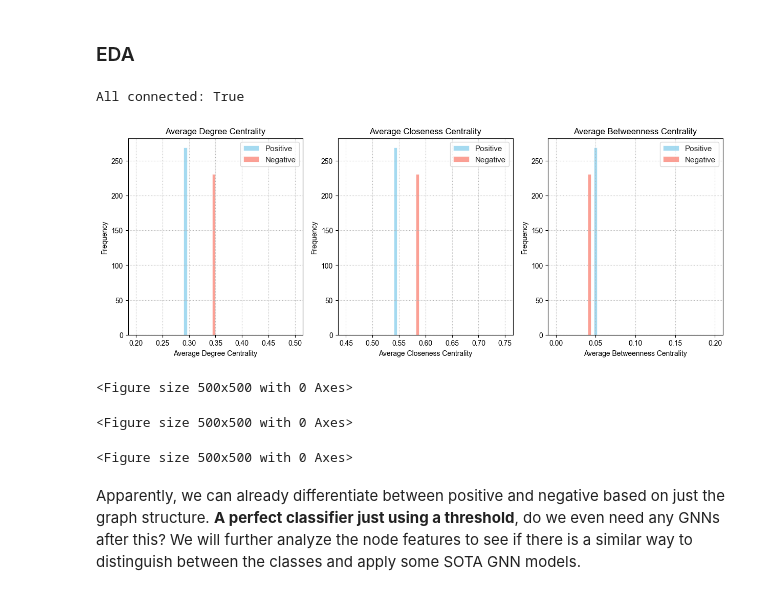
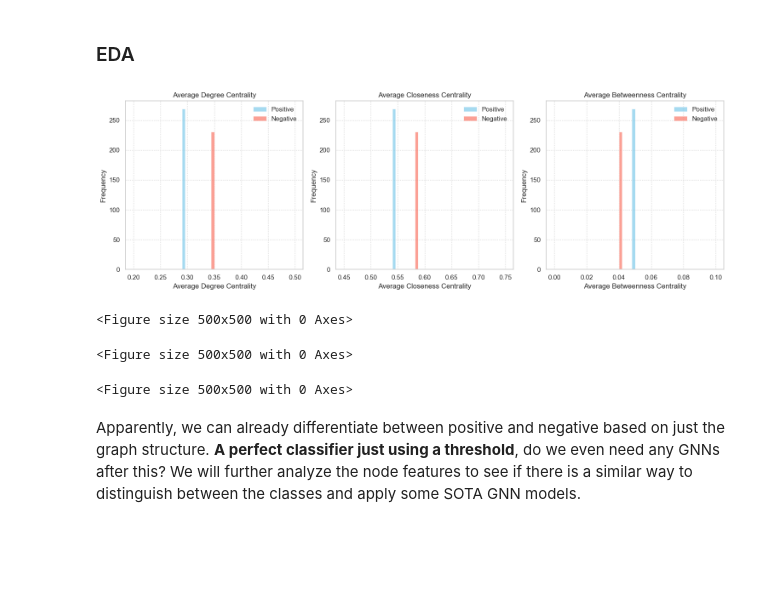
Before and after one commit to Bulbatronik/Exploring-GNN-for-Gaussian-Graphs, a Jupyter notebook: notebooks/project.ipynb, the cells around one changed output. Drawn from its saved outputs; the diff is of its cells as text; code cells hidden in the pictures; blank space fills up the shorter version.

```diff
--- a/notebooks/project.ipynb
+++ b/notebooks/project.ipynb
@@ -41,17 +51,14 @@ from utils import set_seed, set_device
 # %% [markdown]
 ### Fix Seeds
 # %%
-set_seed(seed=42)
-
+seed=42
+set_seed(seed)
 device = set_device()
 
 data_type = 'balanced' # 'unbalanced'
-
 DATA_PATH = DIR_PATH / 'Data'
-
-DATA_BASE = DIR_PATH / 'Data/converted/'
-BALANCED_PATH = DATA_BASE / data_type
-UNBALANCED_PATH = DATA_BASE / data_type
+fig_path = DIR_PATH / f'Figures/{data_type}'
+os.makedirs(fig_path, exist_ok=True)
 # %% [output]
 Device: cuda
 # %% [markdown]
@@ -119,15 +66,20 @@ def read_rdata(file_path) -> (np.array, pd.DataFrame): # type: ignore
 # %%
 # load the adjacency matrices and the data
-A, data = load_data(BALANCED_PATH)
+A, data = get_data(DATA_PATH, data_type)
 
 # Print information about the dataset
 S, N = A.shape[0], A.shape[1]
-print(f'Number of graphs: {S}')
-print(f'Number of nodes: {N}')
+
 display(data.head(5))
 
 # store features in x (S, N, M) and labels in y (S, 1)
 x, y = np.expand_dims(data.iloc[:, 3:].values, axis=-1), np.expand_dims(data.iloc[:,2].values, axis=-1)
 M = x.shape[-1]
+
+print(f'Number of graphs: {S}')
+print(f'Number of nodes: {N}')
 print(f'Number of features per node: {M}')
+
+# Check if every graph is connected
+print(f'All connected: {all(nx.is_connected(nx.from_numpy_array(G)) for G in A)}')
 # %% [output]
@@ -161,57 +114,42 @@ def get_avg_betweenness_centrality(A: np.array) -> np.float64:
     Calculate the average betweenness centrality of an adjacency matrix.
   """
   return np.mean(list(dict(nx.betweenness_centrality(nx.from_numpy_array(A))).values()))
-# %%
-def histogram_classes(positive, negative, metric, ax, **kwargs):
-    # Plot the histogram for positive and negative degrees
-    sns.set(style="whitegrid")
-    plt.figure(figsize=(5, 5))
-    sns.histplot(positive, color="skyblue", label="Positive", ax=ax, **kwargs)
-    sns.histplot(negative, color="salmon", label="Negative", ax=ax, **kwargs)
-    ax.set_title(f"Average {metric}")
-    ax.set_xlabel(f"Average {metric}")
-    ax.set_ylabel("Frequency")
-    ax.grid(linestyle=':')
-    ax.legend()
 # %%
-# Check if every graph is connected
-print(f'All connected: {all(nx.is_connected(nx.from_numpy_array(G)) for G in A)}')
-
 # Store the adjacency matrices for each of the classes
 A_pos = A[np.where(y==0)[0]]
 A_neg = A[np.where(y==1)[0]]
 
 # Compute average degree centrality for each sample per class
 deg_pos_mean = [get_avg_degree_centrality(a) for a in A_pos]
 deg_neg_mean = [get_avg_degree_centrality(a) for a in A_neg]
 
 # Compute average closeness centrality for each sample per class
 cls_pos_mean = [get_avg_closeness_centrality(a) for a in A_pos]
 cls_neg_mean = [get_avg_closeness_centrality(a) for a in A_neg]
 
 # Compute average betweenness centrality for each sample per class
 btw_pos_mean = [get_avg_betweenness_centrality(a) for a in A_pos]
 btw_neg_mean = [get_avg_betweenness_centrality(a) for a in A_neg]
 
 
 # Combine data and metrics into lists
 pos_data = [deg_pos_mean, cls_pos_mean, btw_pos_mean]
 neg_data = [deg_neg_mean, cls_neg_mean, btw_neg_mean]
 metrics = ['Degree Centrality', 'Closeness Centrality', 'Betweenness Centrality']
-binranges = [(0.2, 0.5), (0.45, 0.75), (0, 0.2)]
+binranges = [(0.2, 0.5), (0.45, 0.75), (0, 0.1)]
 
 fig, axes = plt.subplots(1, 3, figsize=(15, 5))
 
 # Iterate over the data and metrics to create each subplot
 for i, (pos, neg, metric, binrange) in enumerate(zip(pos_data, neg_data, metrics, binranges)):
         histogram_classes(pos, neg, metric, ax=axes[i], bins=50, binrange=binrange)
-plt.tight_layout()
-plt.show()
+
+fig.tight_layout()  # Adjust subplots to fit into figure area.
+fig.savefig(fig_path / 'histogram.png')  # Save the figure before showing it.
 # %% [output]
+[figure, new version]
-All connected: True
+<Figure size 500x500 with 0 Axes>
-[figure, old version]
 <Figure size 500x500 with 0 Axes>
 <Figure size 500x500 with 0 Axes>
-<Figure size 500x500 with 0 Axes>
 # %% [markdown]
 Apparently, we can already differentiate between positive and negative based on just the graph structure. **A perfect classifier just using a threshold**, do we even need any GNNs after this? We will further analyze the node features to see if there is a similar way to distinguish between the classes and apply some SOTA GNN models.
```
Also changed, not shown: parts of 26 cells of this notebook, 4 other files.
